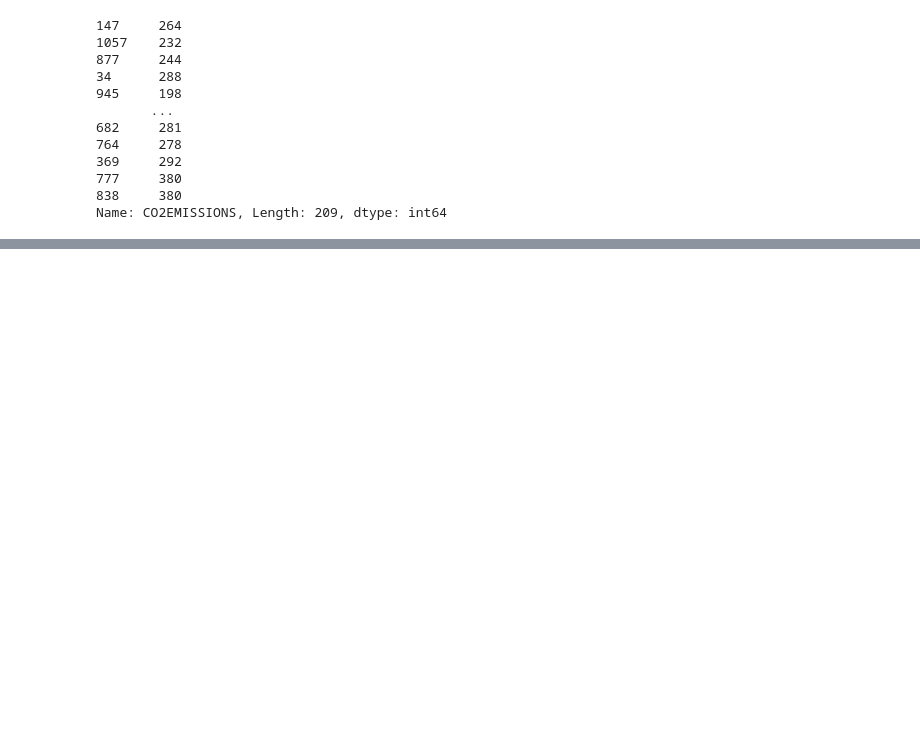
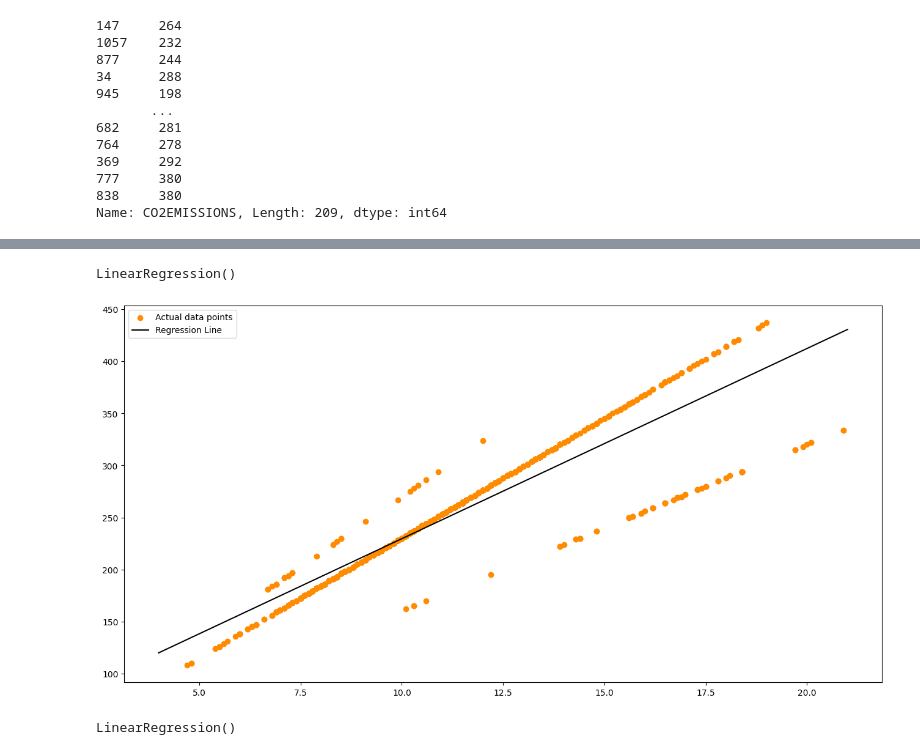
Before and after one commit to raihan-ahmed-dip/MLDS_1020, a Jupyter notebook: CO2_Emissions/co2_emissions.ipynb, the cells around one changed output, grey strips where cells are left out. Cells and saved outputs as stored; diff of their text form; code cells hidden in the pictures; blank space fills up the shorter version.

Commit message:
Worked with Liner Regression

```diff
--- a/CO2_Emissions/co2_emissions.ipynb
+++ b/CO2_Emissions/co2_emissions.ipynb
@@ -399,0 +514,2 @@ Name: CO2EMISSIONS, Length: 209, dtype: int64
+# %%
+dummy_f = np.linspace(4, 21, 200)
@@ -399,0 +546,2 @@ Name: CO2EMISSIONS, Length: 209, dtype: int64
+# %%
+dummy_f = dummy_f.reshape(-1, 1)
@@ -399,0 +568,15 @@ Name: CO2EMISSIONS, Length: 209, dtype: int64
+# %%
+model3 = LinearRegression()
+model3.fit(feature[['FUELCONSUMPTION_COMB']], target)
+# %% [output]
+LinearRegression()
+# %%
+dummy_pred = model3.predict(dummy_f)
+# %%
+plt.figure(1, figsize=(16, 8))
+plt.scatter(feature.FUELCONSUMPTION_COMB, target, color='darkorange', label='Actual data points')
+plt.plot(dummy_f.flatten(), dummy_pred, color='black', label='Regression Line')
+plt.legend()
+plt.show()
+# %% [output]
+[figure, added]
@@ -399,0 +585,5 @@ Name: CO2EMISSIONS, Length: 209, dtype: int64
+# %%
+model4 = LinearRegression()
+model4.fit(feature[['ENGINESIZE']], target)
+# %% [output]
+LinearRegression()
```
Also changed, not shown: parts of 34 cells of this notebook.
